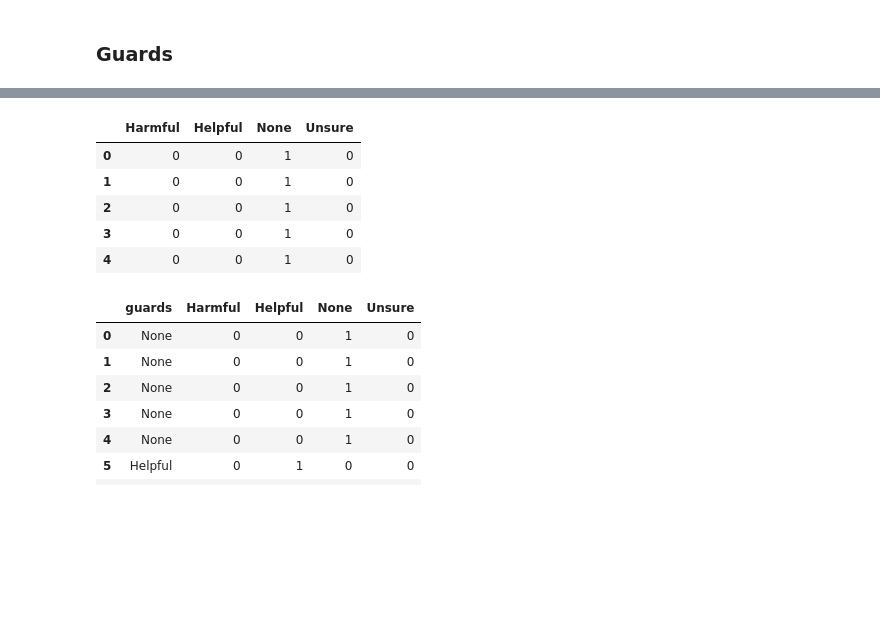
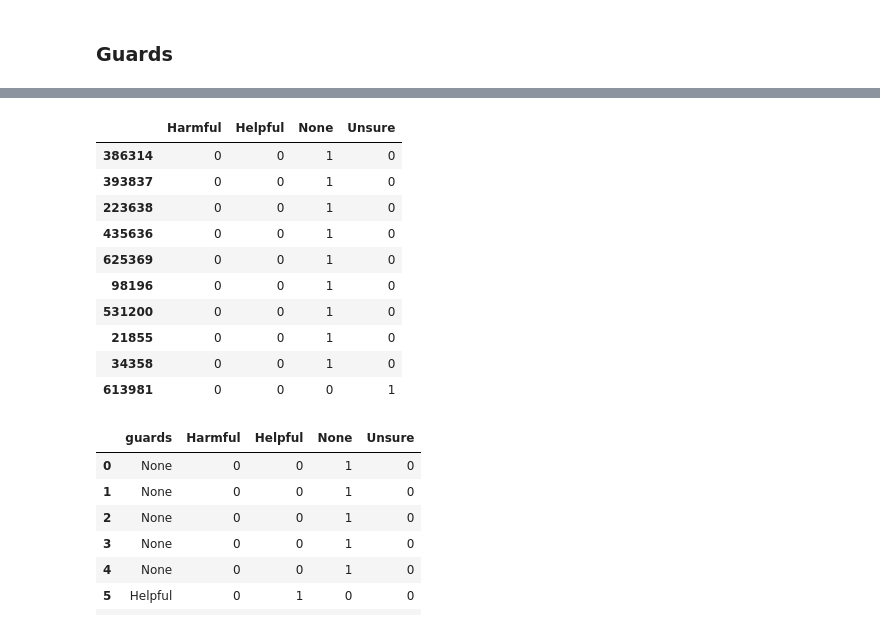
Before and after one commit to annasophiat/tree-health-census, a Jupyter notebook: tree_census_statistical_analysis.ipynb, the cells around one changed output, grey strips where cells are left out. Cells and saved outputs as stored; diff of their text form; code cells hidden in the pictures; blank space fills up the shorter version.

```diff
--- a/tree_census_statistical_analysis.ipynb
+++ b/tree_census_statistical_analysis.ipynb
@@ -292,15 +319,20 @@ Name: health, dtype: int64
 # %%
 # encoding
 
 guards_dummies = pd.get_dummies(tree.guards)
-guards_dummies.head()
+guards_dummies.sample(10)
 # %% [output]
 |  | Harmful | Helpful | None | Unsure |
-| 0 | 0 | 0 | 1 | 0 |
-| 1 | 0 | 0 | 1 | 0 |
-| 2 | 0 | 0 | 1 | 0 |
-| 3 | 0 | 0 | 1 | 0 |
-| 4 | 0 | 0 | 1 | 0 |
+| 386314 | 0 | 0 | 1 | 0 |
+| 393837 | 0 | 0 | 1 | 0 |
+| 223638 | 0 | 0 | 1 | 0 |
+| 435636 | 0 | 0 | 1 | 0 |
+| 625369 | 0 | 0 | 1 | 0 |
+| 98196 | 0 | 0 | 1 | 0 |
+| 531200 | 0 | 0 | 1 | 0 |
+| 21855 | 0 | 0 | 1 | 0 |
+| 34358 | 0 | 0 | 1 | 0 |
+| 613981 | 0 | 0 | 0 | 1 |
 # %%
 pd.concat([tree.guards, guards_dummies], axis=1).head(10)
 # %% [output]
```
Also changed, not shown: parts of 5 cells of this notebook.
